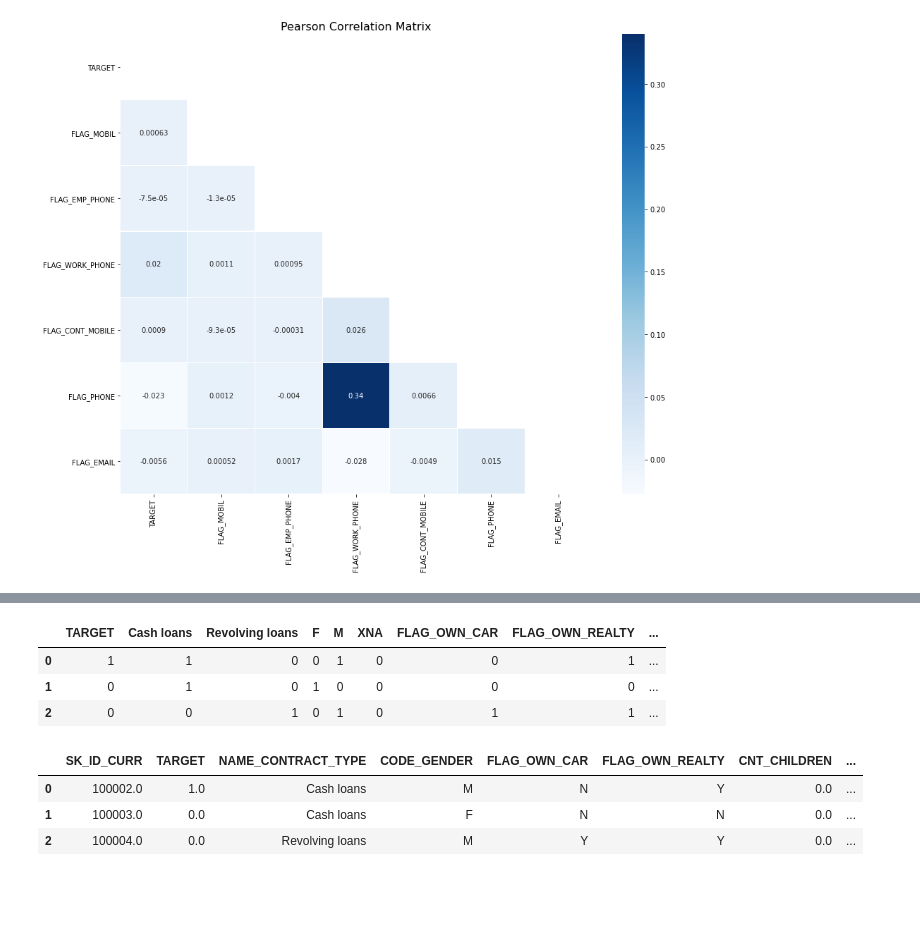
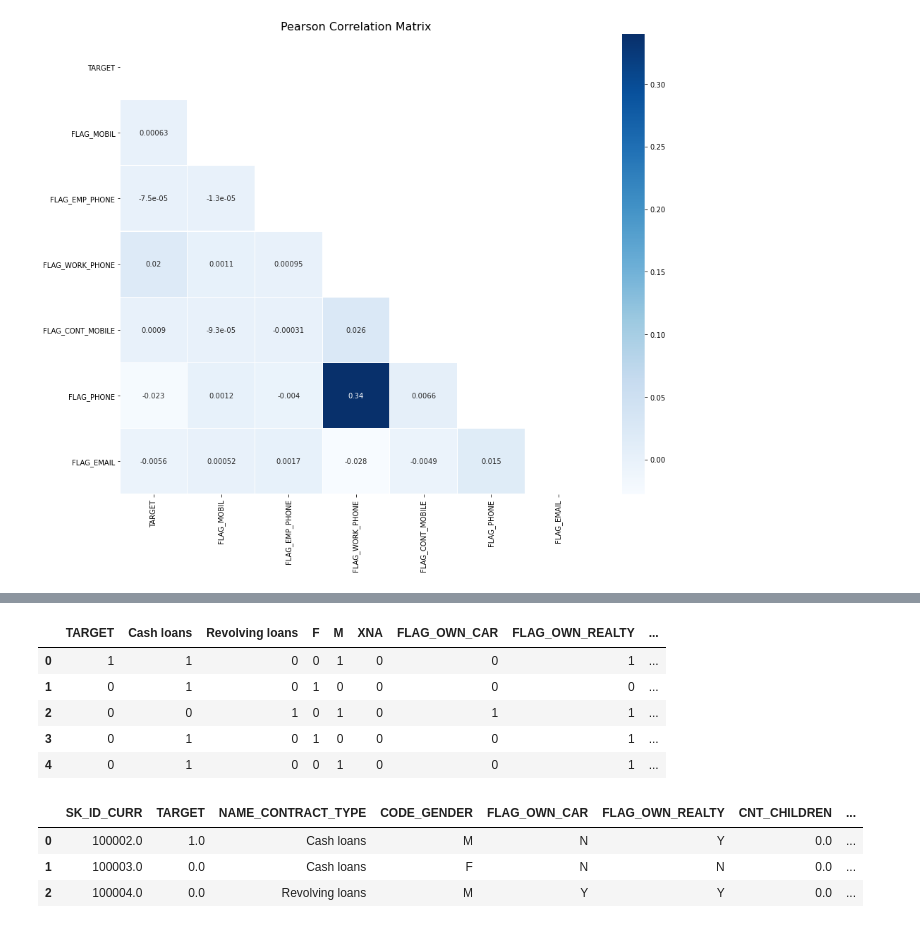
Before and after one commit to chandrakanthHA/Home_Credit, a Jupyter notebook: Initial_EDA.ipynb, the cells around one changed output, grey strips where cells are left out. Saved outputs shown, nothing was run; the diff lists cells and outputs as text; code cells hidden in the pictures; blank space fills up the shorter version.

Commit message:
Data cleaning

```diff
--- a/Initial_EDA.ipynb
+++ b/Initial_EDA.ipynb
@@ -337,0 +381,3 @@ sns.heatmap(df[features].corr(), linewidths=0.25, cmap="Blues", annot=True, mask
+# %%
+df_clean[["REGION_RATING_CLIENT_W_CITY"]] = std_scaler.fit_transform(df[["REGION_RATING_CLIENT_W_CITY"]]) # still taking one of the values
+df[["TARGET", "REGION_RATING_CLIENT", "REGION_RATING_CLIENT_W_CITY"]].corr() # High correlation between Ratings and low correlation with Target
@@ -337,0 +389,9 @@ sns.heatmap(df[features].corr(), linewidths=0.25, cmap="Blues", annot=True, mask
+# %%
+df_clean["REG_REGION_NOT_LIVE_REGION"] = df["REG_REGION_NOT_LIVE_REGION"].astype("int").astype("category")
+df_clean["REG_REGION_NOT_WORK_REGION"] = df["REG_REGION_NOT_WORK_REGION"].astype("int").astype("category")
+df_clean["LIVE_REGION_NOT_WORK_REGION"] = df["LIVE_REGION_NOT_WORK_REGION"].astype("int").astype("category")
+df_clean["REG_CITY_NOT_LIVE_CITY"] = df["REG_CITY_NOT_LIVE_CITY"].astype("int").astype("category")
+df_clean["REG_CITY_NOT_WORK_CITY"] = df["REG_CITY_NOT_WORK_CITY"].astype("int").astype("category")
+# %%
+df_clean = pd.concat([df_clean, pd.get_dummies(df[["ORGANIZATION_TYPE"]])], 1)
+df["ORGANIZATION_TYPE"].value_counts() # too many values, propably best to take it out
@@ -338,10 +441,17 @@ sns.heatmap(df[features].corr(), linewidths=0.25, cmap="Blues", annot=True, mask
+# %%
+# Filling all NaNs with mean values
+col_names = df.loc[:, "EXT_SOURCE_1" : "NONLIVINGAREA_MEDI"].columns
+df_clean[col_names] = df[col_names].fillna(value=df[col_names].mean())
+df_clean["TOTALAREA_MODE"] = df["TOTALAREA_MODE"].fillna(value=df["TOTALAREA_MODE"].mean())
 # %%
-df_clean.head(3)
+df_clean.head()
 # %% [output]
 |  | TARGET | Cash loans | Revolving loans | F | M | XNA | FLAG_OWN_CAR | FLAG_OWN_REALTY | ... |
 | 0 | 1 | 1 | 0 | 0 | 1 | 0 | 0 | 1 | ... |
 | 1 | 0 | 1 | 0 | 1 | 0 | 0 | 0 | 0 | ... |
 | 2 | 0 | 0 | 1 | 0 | 1 | 0 | 1 | 1 | ... |
+| 3 | 0 | 1 | 0 | 1 | 0 | 0 | 0 | 1 | ... |
+| 4 | 0 | 1 | 0 | 0 | 1 | 0 | 0 | 1 | ... |
 # %%
 df.head(3)
 # %% [output]
```
Also changed, not shown: parts of 8 cells of this notebook.
